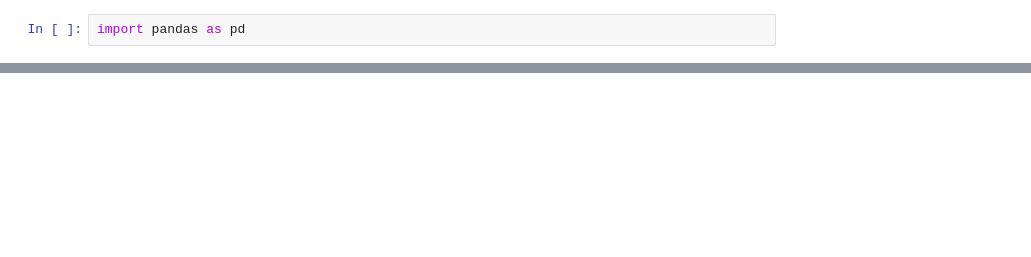
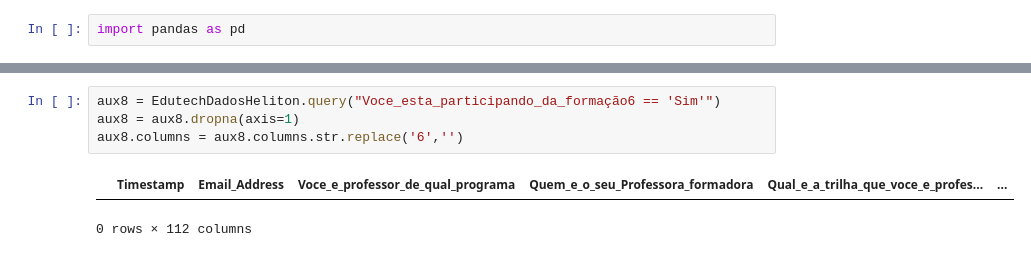
Before and after one commit to marcelopaludetto/arruma-formulario, a Jupyter notebook: AnaliseEnqueteSEED2021.ipynb, the cells around one changed output, grey strips where cells are left out. Saved outputs shown, nothing was run; the diff lists cells and outputs as text; blank space fills up the shorter version.

```diff
--- a/AnaliseEnqueteSEED2021.ipynb
+++ b/AnaliseEnqueteSEED2021.ipynb
@@ -104,0 +136,7 @@ Name: Voce_esta_participando_da_formação, dtype: object
+# %%
+aux8 = EdutechDadosHeliton.query("Voce_esta_participando_da_formação6 == 'Sim'")
+aux8 = aux8.dropna(axis=1)
+aux8.columns = aux8.columns.str.replace('6','')
+# %% [output]
+|  | Timestamp | Email_Address | Voce_e_professor_de_qual_programa | Quem_e_o_seu_Professora_formadora | Qual_e_a_trilha_que_voce_e_profes... | ... |
+0 rows × 112 columns
```
Also changed, not shown: parts of 42 cells of this notebook.
